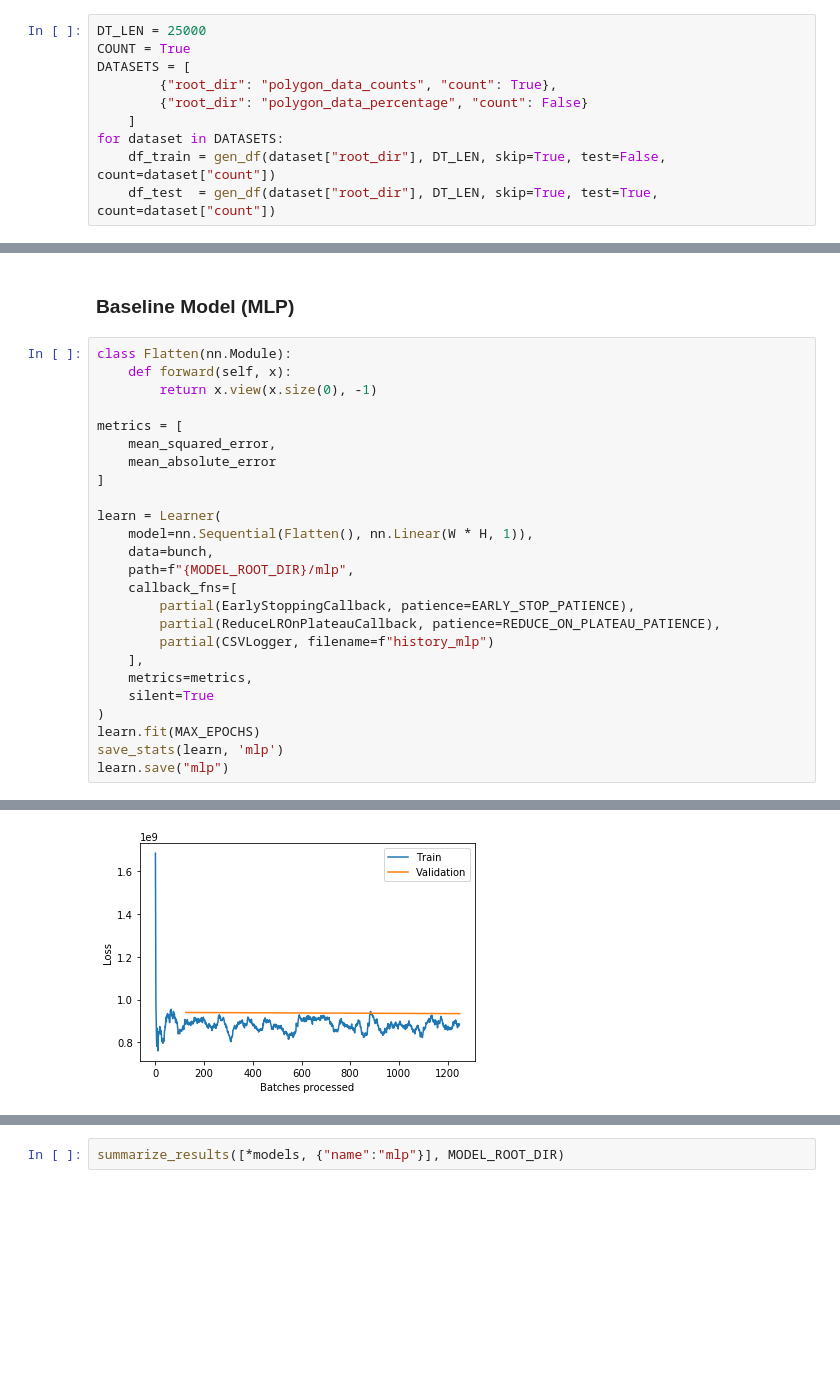
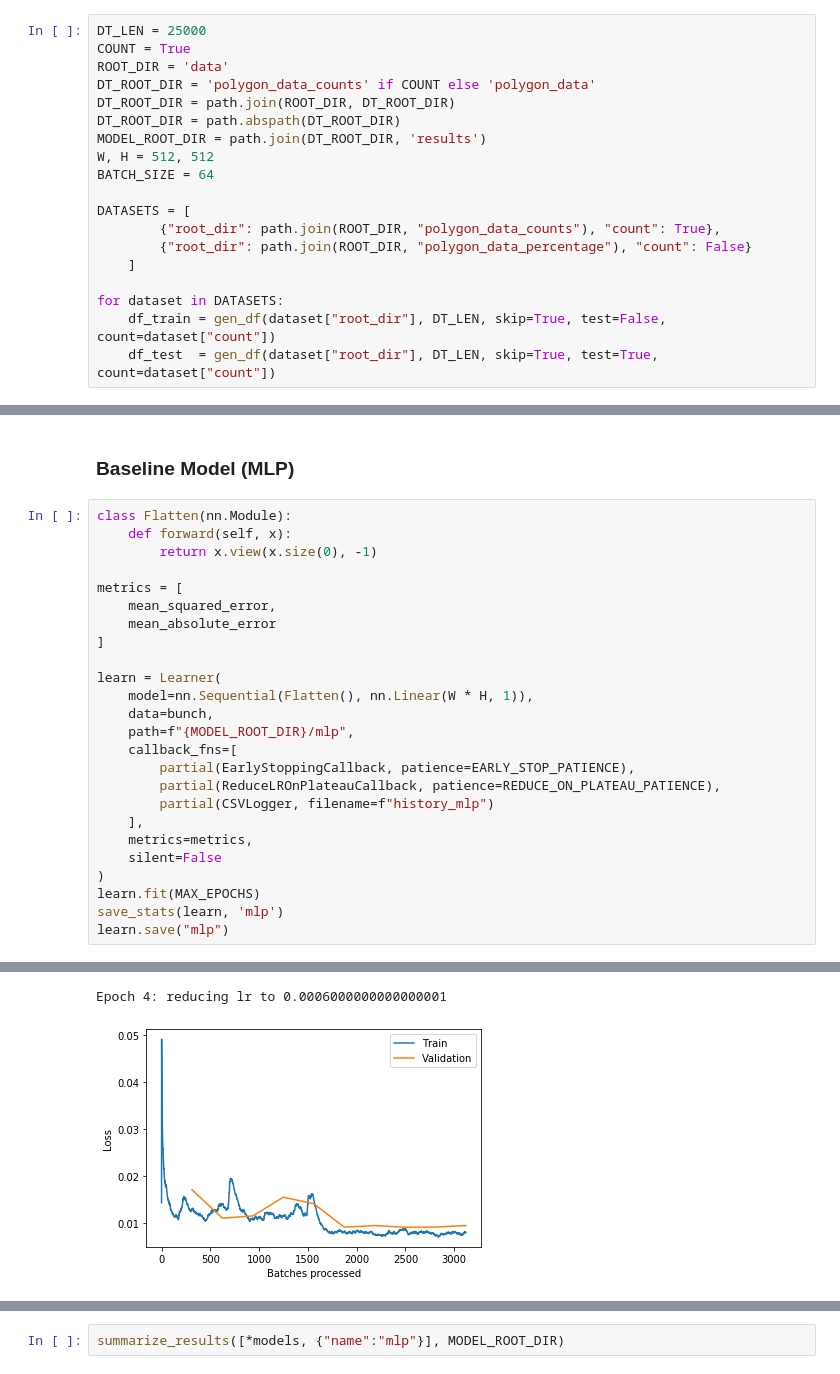
Before and after one commit to ViktorCosenza/areacnn, a Jupyter notebook: PolygonDatasetGenerator.ipynb, the cells around one changed output, grey strips where cells are left out. Drawn from its saved outputs; the diff is of its cells as text; blank space fills up the shorter version.

```diff
--- a/PolygonDatasetGenerator.ipynb
+++ b/PolygonDatasetGenerator.ipynb
@@ -151,10 +155,19 @@ def save_stats(learn, name):
 # %%
 DT_LEN = 25000
 COUNT = True
+ROOT_DIR = 'data'
+DT_ROOT_DIR = 'polygon_data_counts' if COUNT else 'polygon_data'
+DT_ROOT_DIR = path.join(ROOT_DIR, DT_ROOT_DIR)
+DT_ROOT_DIR = path.abspath(DT_ROOT_DIR)
+MODEL_ROOT_DIR = path.join(DT_ROOT_DIR, 'results')
+W, H = 512, 512
+BATCH_SIZE = 64
+
 DATASETS = [
-        {"root_dir": "polygon_data_counts", "count": True},
-        {"root_dir": "polygon_data_percentage", "count": False}
+        {"root_dir": path.join(ROOT_DIR, "polygon_data_counts"), "count": True},
+        {"root_dir": path.join(ROOT_DIR, "polygon_data_percentage"), "count": False}
     ]
+
 for dataset in DATASETS:
     df_train = gen_df(dataset["root_dir"], DT_LEN, skip=True, test=False, count=dataset["count"])
     df_test  = gen_df(dataset["root_dir"], DT_LEN, skip=True, test=True, count=dataset["count"])
@@ -236,7 +226,7 @@ learn = Learner(
         partial(CSVLogger, filename=f"history_mlp")
     ],
     metrics=metrics,
-    silent=True
+    silent=False
 )
 learn.fit(MAX_EPOCHS)
 save_stats(learn, 'mlp')
@@ -246,4 +246,5 @@ learn.save("mlp")
+Epoch 4: reducing lr to 0.0006000000000000001
-[figure, old version]
+[figure, new version]
 # %%
 for model in models:
     learn = cnn_learner(
```
Also changed, not shown: parts of 6 cells of this notebook, 6 other files.
